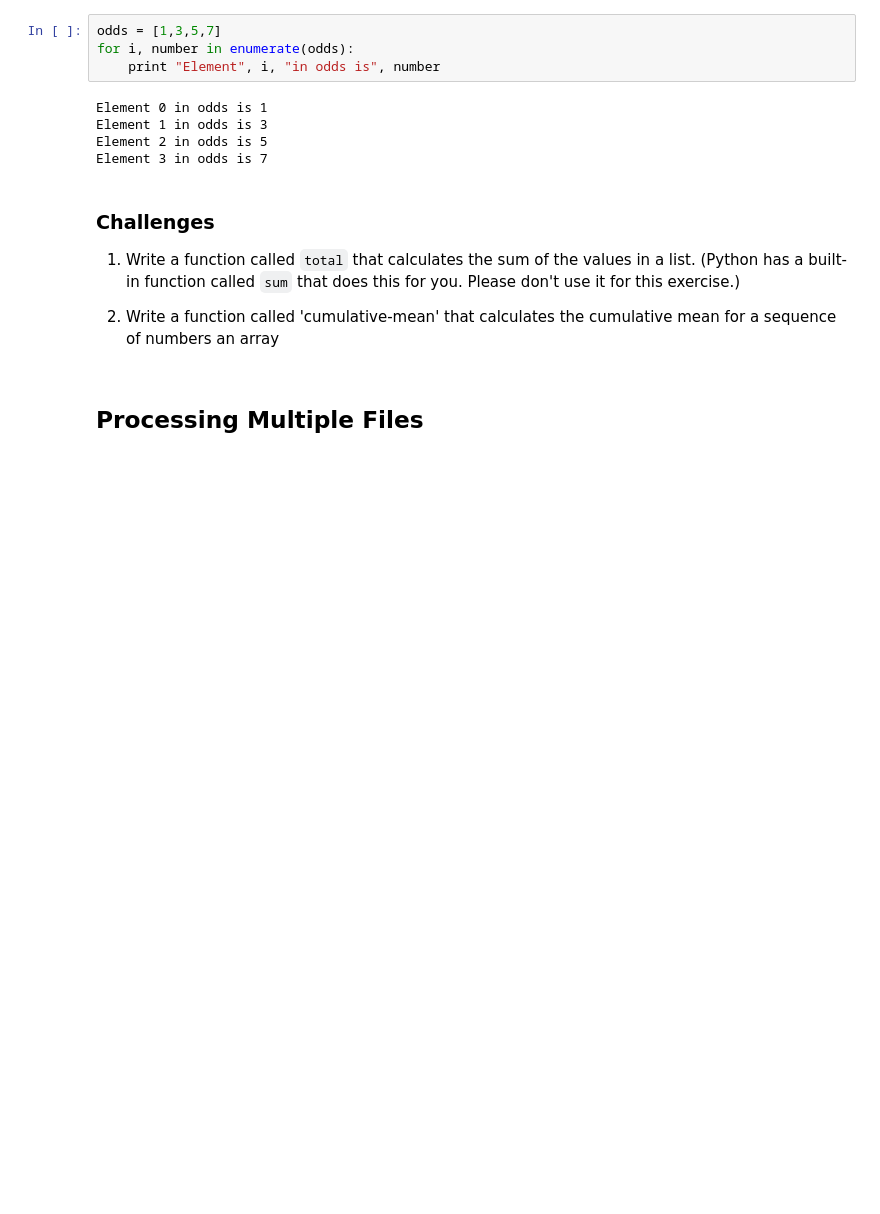
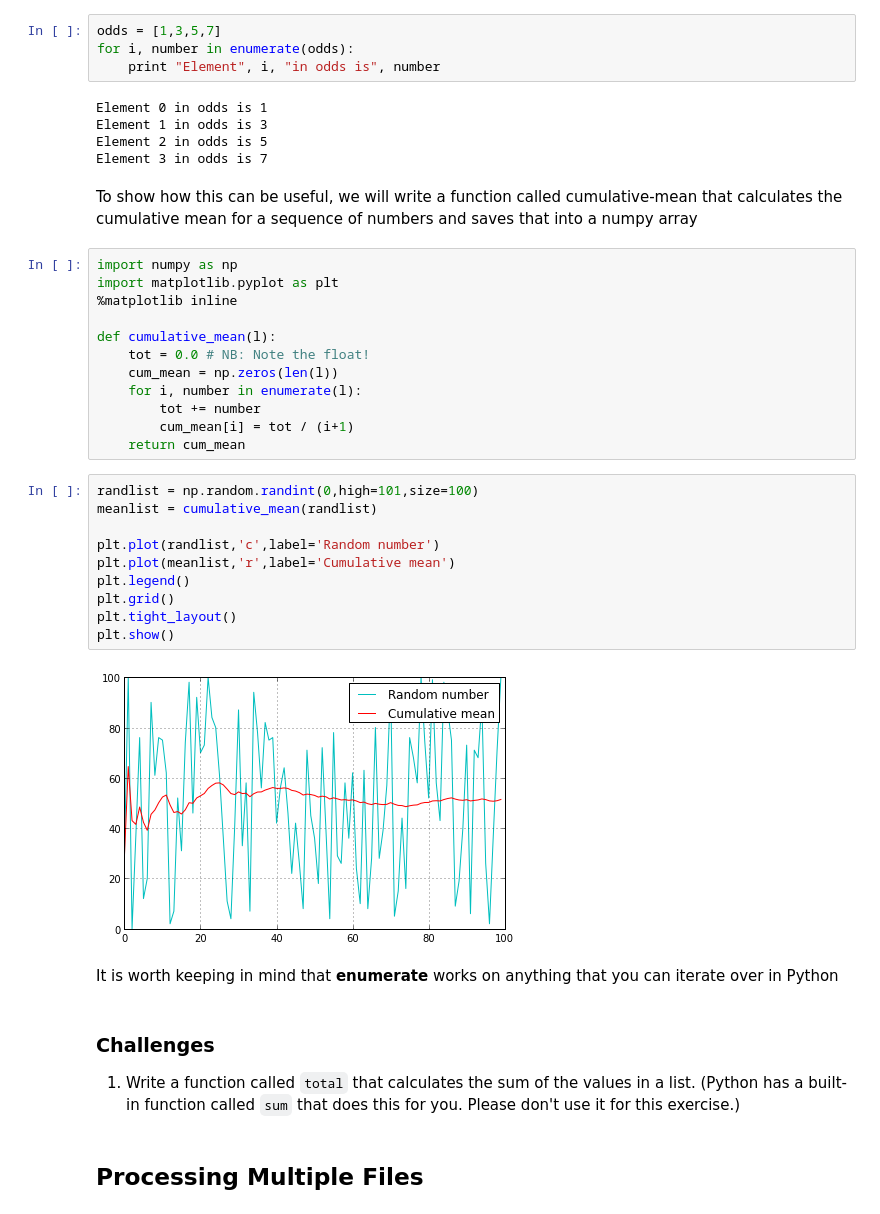
Before and after one commit to swcarpentry/DEPRECATED-bc, a Jupyter notebook: python/novice/03-loop.ipynb, the cells around one changed output. Cells and saved outputs as stored; diff of their text form; blank space fills up the shorter version.

Commit message:
Example of the use of the enumerate function added to the loop notebook

```diff
--- a/python/novice/03-loop.ipynb
+++ b/python/novice/03-loop.ipynb
@@ -269,14 +269,40 @@ Element 0 in odds is 1
 Element 1 in odds is 3
 Element 2 in odds is 5
 Element 3 in odds is 7
+# %% [markdown]
+To show how this can be useful, we will write a function called cumulative-mean that calculates the cumulative mean for a sequence of numbers and saves that into a numpy array
+# %%
+import numpy as np
+import matplotlib.pyplot as plt
+%matplotlib inline
+
+def cumulative_mean(l):
+    tot = 0.0 # NB: Note the float!
+    cum_mean = np.zeros(len(l))
+    for i, number in enumerate(l):
+        tot += number
+        cum_mean[i] = tot / (i+1)
+    return cum_mean
+# %%
+randlist = np.random.randint(0,high=101,size=100)
+meanlist = cumulative_mean(randlist)
+
+plt.plot(randlist,'c',label='Random number')
+plt.plot(meanlist,'r',label='Cumulative mean')
+plt.legend()
+plt.grid()
+plt.tight_layout()
+plt.show()
+# %% [output]
+[figure, added]
+# %% [markdown]
+It is worth keeping in mind that **enumerate** works on anything that you can iterate over in Python
 # %% [markdown]
 ### Challenges
 
 1.  Write a function called `total` that calculates the sum of the values in a list.
     (Python has a built-in function called `sum` that does this for you.
     Please don't use it for this exercise.)
-
-2.  Write a function called 'cumulative-mean' that calculates the cumulative mean for a sequence of numbers an array
 # %% [markdown]
 ## Processing Multiple Files
 # %% [markdown]
```
